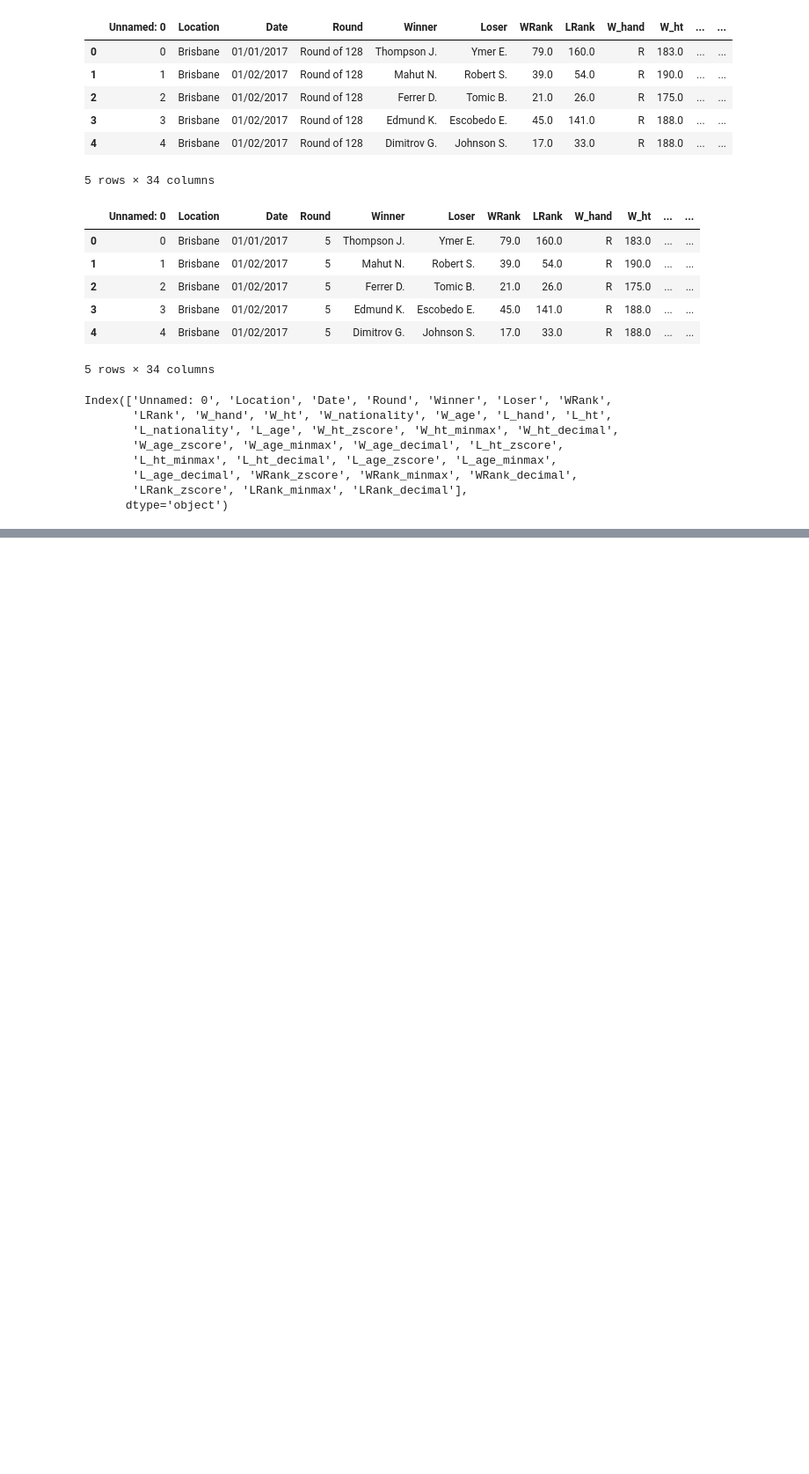
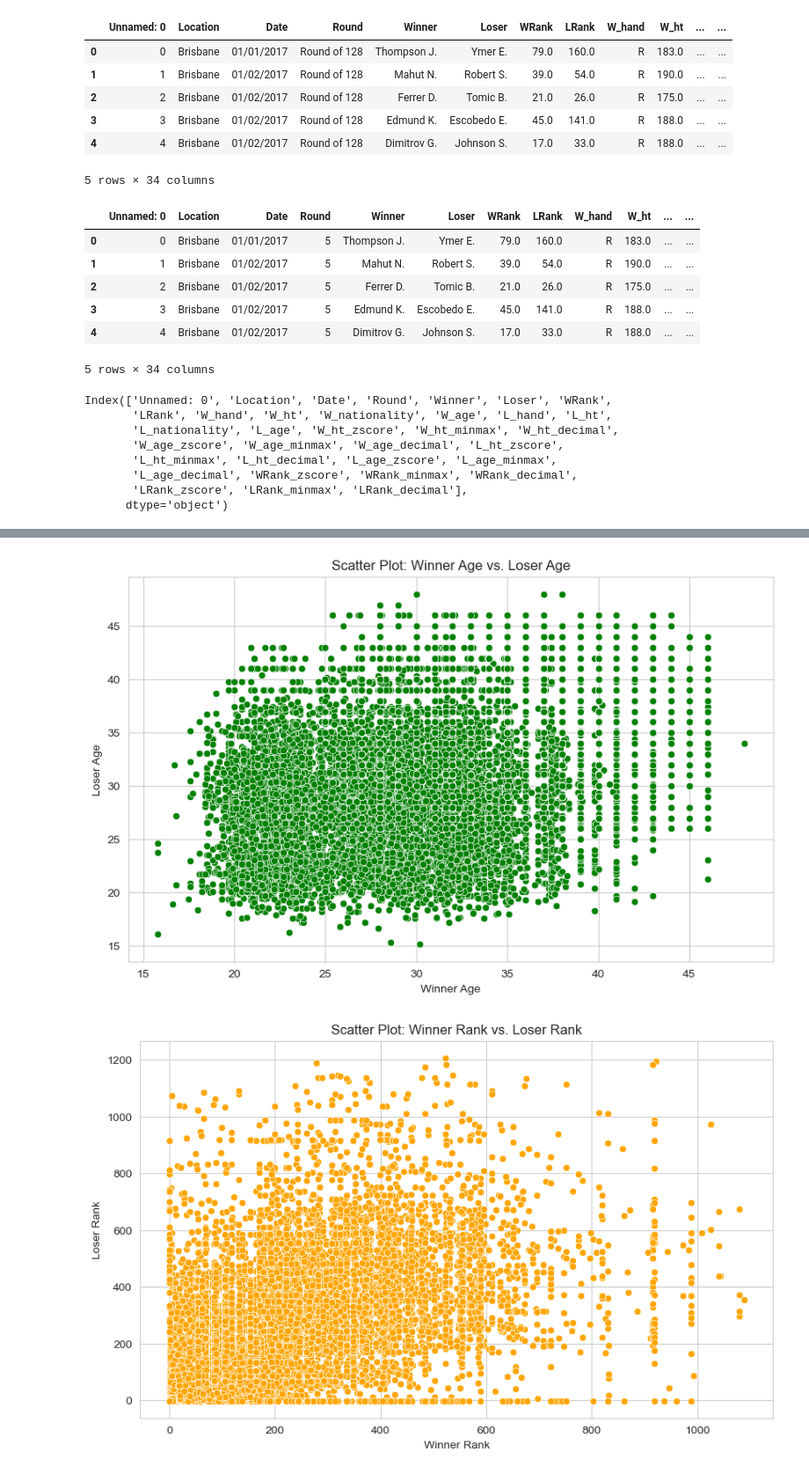
Before and after one commit to Farnaaaz/TenniMatchPrediction, a Jupyter notebook: Cleaned and Compiled Data from 3 dataframes.ipynb, the cells around one changed output, grey strips where cells are left out. Shown at 88% size. Saved outputs shown, nothing was run; the diff lists cells and outputs as text; code cells hidden in the pictures; blank space fills up the shorter version.

```diff
--- a/Cleaned and Compiled Data from 3 dataframes.ipynb
+++ b/Cleaned and Compiled Data from 3 dataframes.ipynb
@@ -1005,0 +1027,35 @@ ModuleNotFoundError: No module named 'seaborn'
+# %%
+# Scatter plot: Winner Age vs. Loser Age
+plt.figure(figsize=(10, 6))
+sns.scatterplot(x='W_age', y='L_age', data=df, color='green')
+plt.title('Scatter Plot: Winner Age vs. Loser Age')
+plt.xlabel('Winner Age')
+plt.ylabel('Loser Age')
+plt.show()
+
+# Scatter plot: Winner Rank vs. Loser Rank
+plt.figure(figsize=(10, 6))
+sns.scatterplot(x='WRank', y='LRank', data=df, color='orange')
+plt.title('Scatter Plot: Winner Rank vs. Loser Rank')
+plt.xlabel('Winner Rank')
+plt.ylabel('Loser Rank')
+plt.show()
+
+# Scatter plot: Winner Height vs. Winner Age
+plt.figure(figsize=(10, 6))
+sns.scatterplot(x='W_ht', y='W_age', data=df, color='purple')
+plt.title('Scatter Plot: Winner Height vs. Winner Age')
+plt.xlabel('Winner Height')
+plt.ylabel('Winner Age')
+plt.show()
+
+# Scatter plot: Loser Height vs. Loser Age
+plt.figure(figsize=(10, 6))
+sns.scatterplot(x='L_ht', y='L_age', data=df, color='red')
+plt.title('Scatter Plot: Loser Height vs. Loser Age')
+plt.xlabel('Loser Height')
+plt.ylabel('Loser Age')
+plt.show()
+# %% [output]
+[figure, added]
+[figure, added]
```
Also changed, not shown: parts of 9 cells of this notebook.
